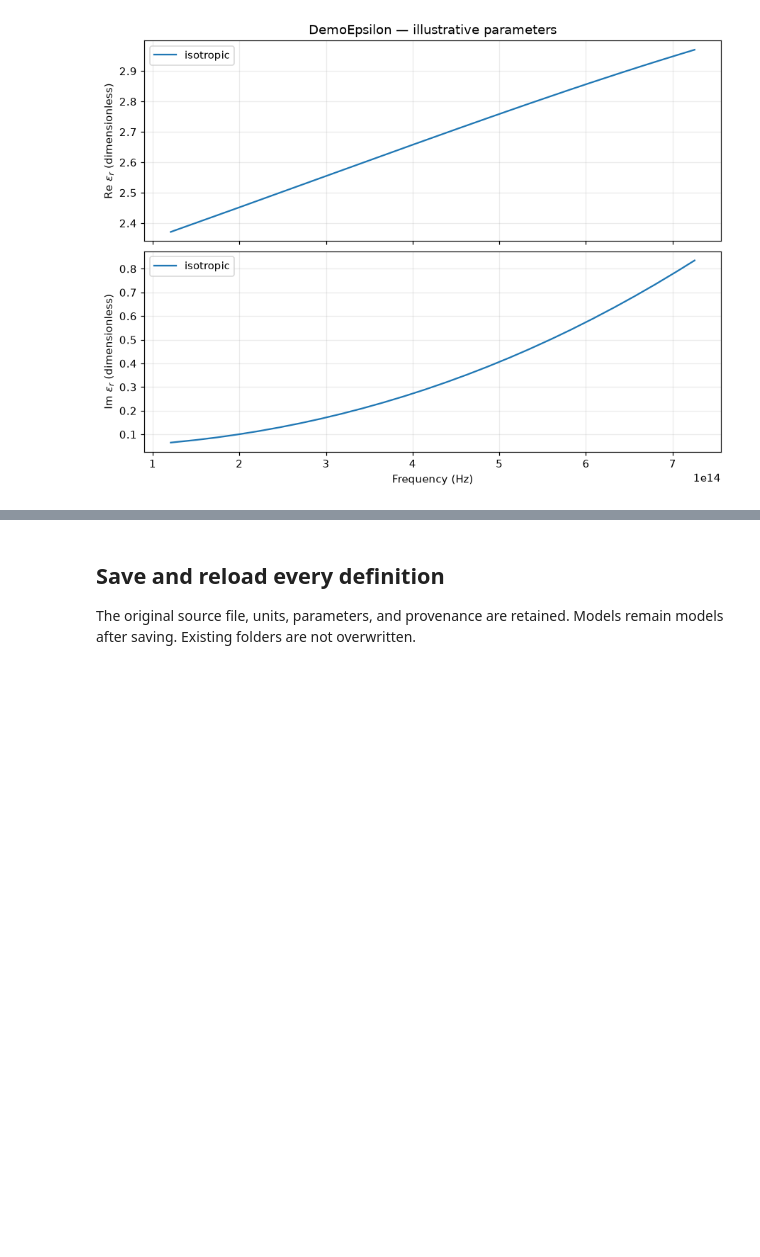
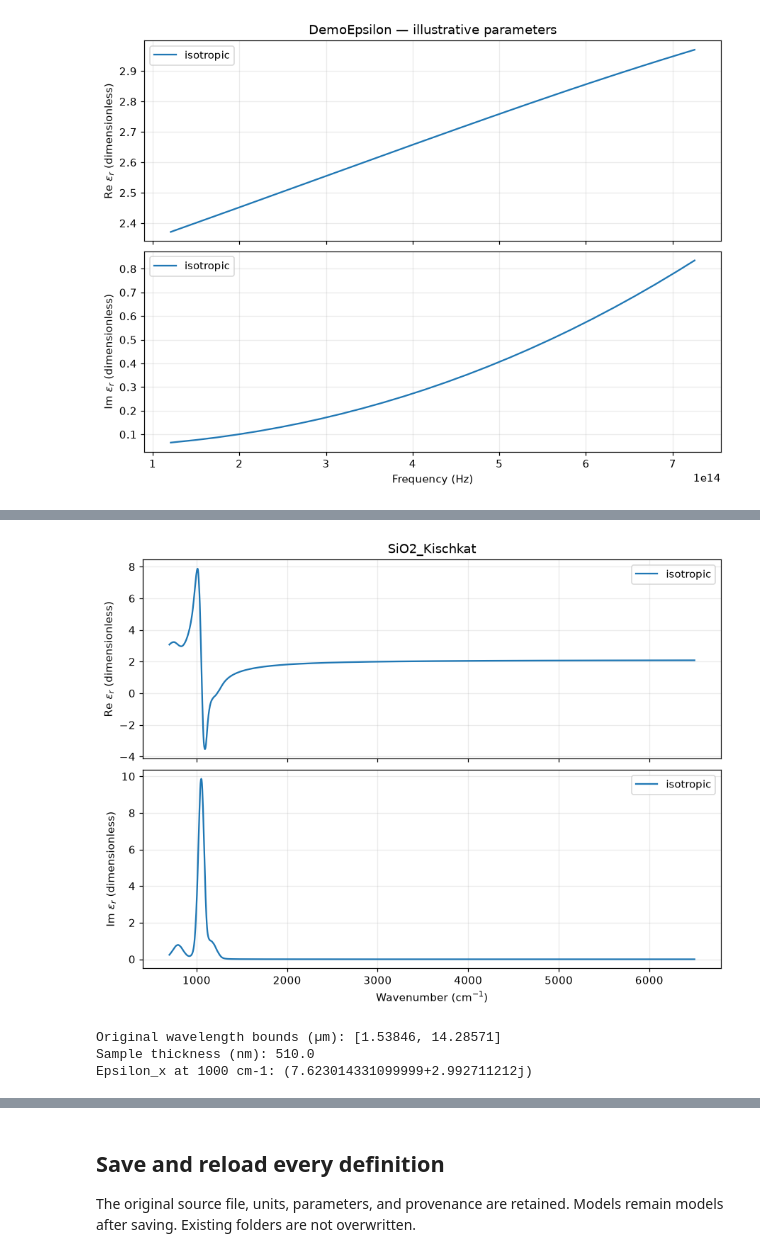
Before and after one commit to SREagle999/metalab, a Jupyter notebook: data-pipeline-0.2.0/notebooks/material_pipeline_demo.ipynb, the cells around one changed output, grey strips where cells are left out. Drawn from its saved outputs; the diff is of its cells as text; code cells hidden in the pictures; blank space fills up the shorter version.

```diff
--- a/data-pipeline-0.2.0/notebooks/material_pipeline_demo.ipynb
+++ b/data-pipeline-0.2.0/notebooks/material_pipeline_demo.ipynb
@@ -255,0 +291,13 @@ plt.close(fig)
+# %%
+measured_silica = materials["SiO2_Kischkat"]
+fig, axes = measured_silica.plot_epsilon(omega=measured_silica.omega, x_axis="cm-1")
+display(fig)
+plt.close(fig)
+print("Original wavelength bounds (µm):", measured_silica.metadata["source_wavelength_range_um"])
+print("Sample thickness (nm):", measured_silica.metadata["sample_thickness_m"] * 1e9)
+print("Epsilon_x at 1000 cm-1:", measured_silica.epsilon(to_omega(1000, "cm-1"), "x"))
+# %% [output]
+[figure, added]
+Original wavelength bounds (µm): [1.53846, 14.28571]
+Sample thickness (nm): 510.0
+Epsilon_x at 1000 cm-1: (7.623014331099999+2.992711212j)
```
Also changed, not shown: parts of 12 cells of this notebook, 29 other files.
